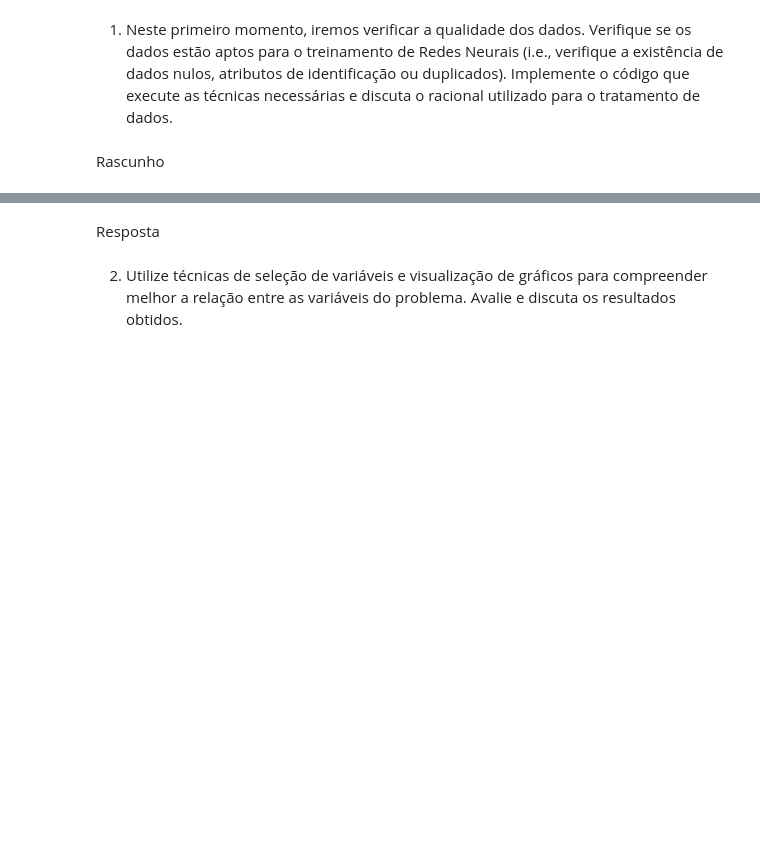
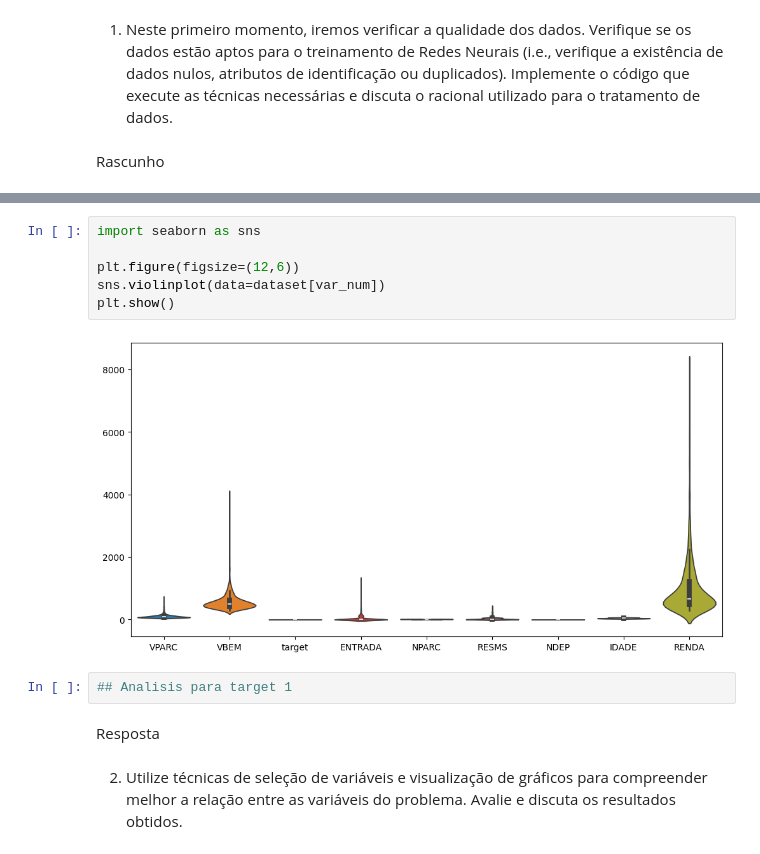
Before and after one commit to Diego-Vasquez/ALGORITMOS_Y_ESTRUCTURA_DE_DATOS, a Jupyter notebook: pos_grad/lista 1/lista_1.ipynb, the cells around one changed output, grey strips where cells are left out. Drawn from its saved outputs; the diff is of its cells as text; blank space fills up the shorter version.

```diff
--- a/pos_grad/lista 1/lista_1.ipynb
+++ b/pos_grad/lista 1/lista_1.ipynb
@@ -283,3 +377,13 @@ Rascunho
+# %%
+import seaborn as sns
+
+plt.figure(figsize=(12,6))
+sns.violinplot(data=dataset[var_num])
+plt.show()
+# %% [output]
+[figure, added]
+# %%
+## Analisis para target 1
 # %% [markdown]
 Resposta
 # %% [markdown]
```
Also changed, not shown: parts of 11 cells of this notebook.
